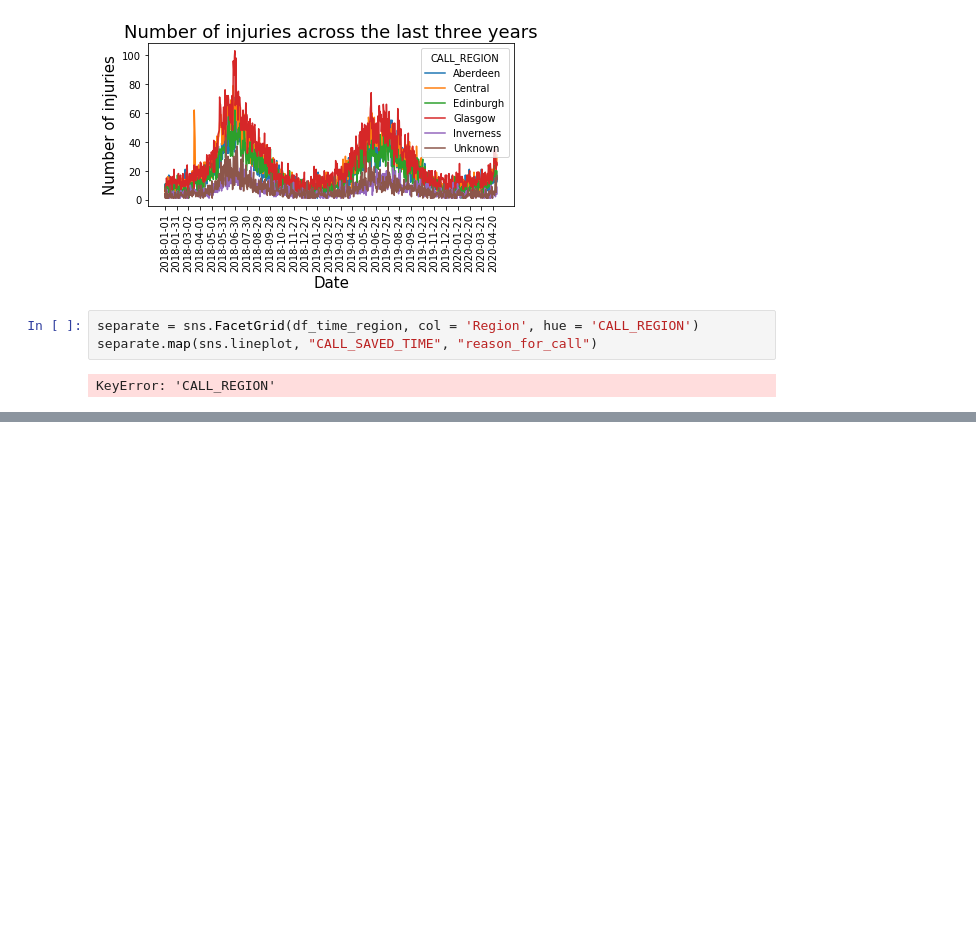
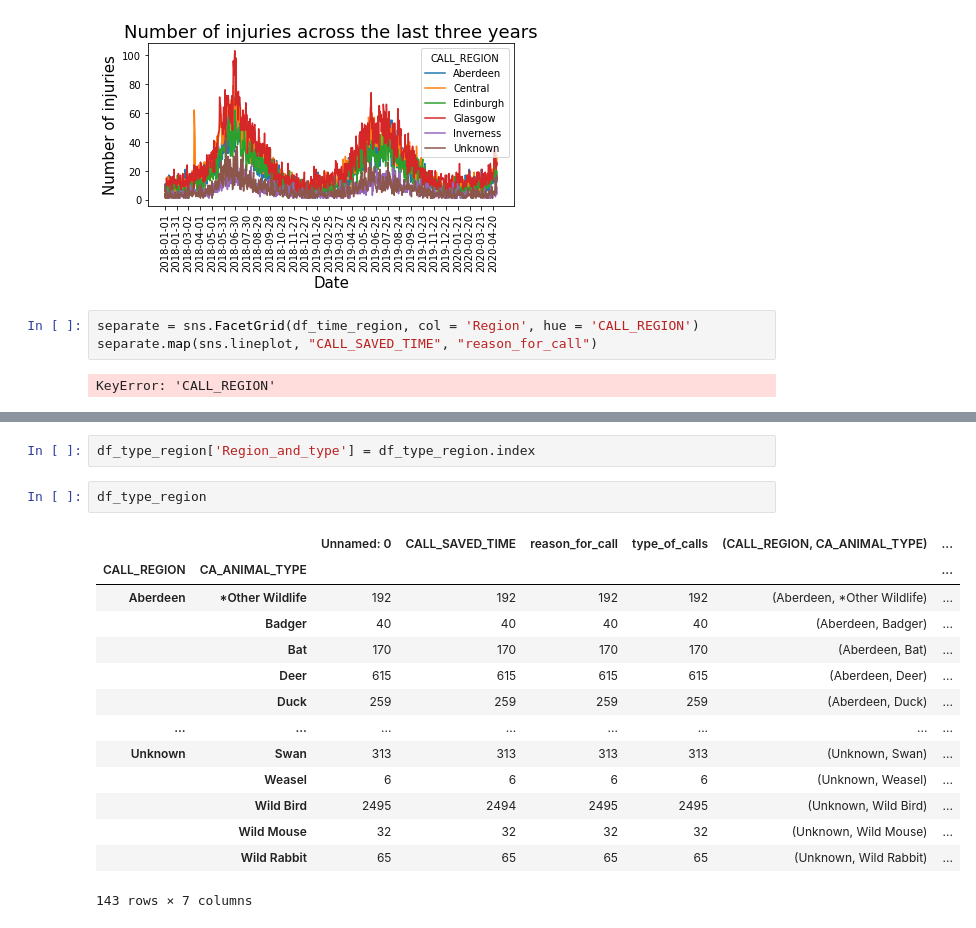
Before and after one commit to vpetrova13/final_project_VM, a Jupyter notebook: analysis_and_documentation/wildlife_analysis.ipynb, the cells around one changed output, grey strips where cells are left out. Saved outputs shown, nothing was run; the diff lists cells and outputs as text; blank space fills up the shorter version.

```diff
--- a/analysis_and_documentation/wildlife_analysis.ipynb
+++ b/analysis_and_documentation/wildlife_analysis.ipynb
@@ -166,0 +188,19 @@ KeyError: 'CALL_REGION'
+# %%
+df_type_region['Region_and_type'] = df_type_region.index
+# %%
+df_type_region
+# %% [output]
+|  |  | Unnamed: 0 | CALL_SAVED_TIME | reason_for_call | type_of_calls | (CALL_REGION, CA_ANIMAL_TYPE) | ... |
+| CALL_REGION | CA_ANIMAL_TYPE |  |  |  |  |  | ... |
+| Aberdeen | *Other Wildlife | 192 | 192 | 192 | 192 | (Aberdeen, *Other Wildlife) | ... |
+|  | Badger | 40 | 40 | 40 | 40 | (Aberdeen, Badger) | ... |
+|  | Bat | 170 | 170 | 170 | 170 | (Aberdeen, Bat) | ... |
+|  | Deer | 615 | 615 | 615 | 615 | (Aberdeen, Deer) | ... |
+|  | Duck | 259 | 259 | 259 | 259 | (Aberdeen, Duck) | ... |
+| ... | ... | ... | ... | ... | ... | ... | ... |
+| Unknown | Swan | 313 | 313 | 313 | 313 | (Unknown, Swan) | ... |
+|  | Weasel | 6 | 6 | 6 | 6 | (Unknown, Weasel) | ... |
+|  | Wild Bird | 2495 | 2494 | 2495 | 2495 | (Unknown, Wild Bird) | ... |
+|  | Wild Mouse | 32 | 32 | 32 | 32 | (Unknown, Wild Mouse) | ... |
+|  | Wild Rabbit | 65 | 65 | 65 | 65 | (Unknown, Wild Rabbit) | ... |
+143 rows × 7 columns
```
Also changed, not shown: parts of 10 cells of this notebook.
